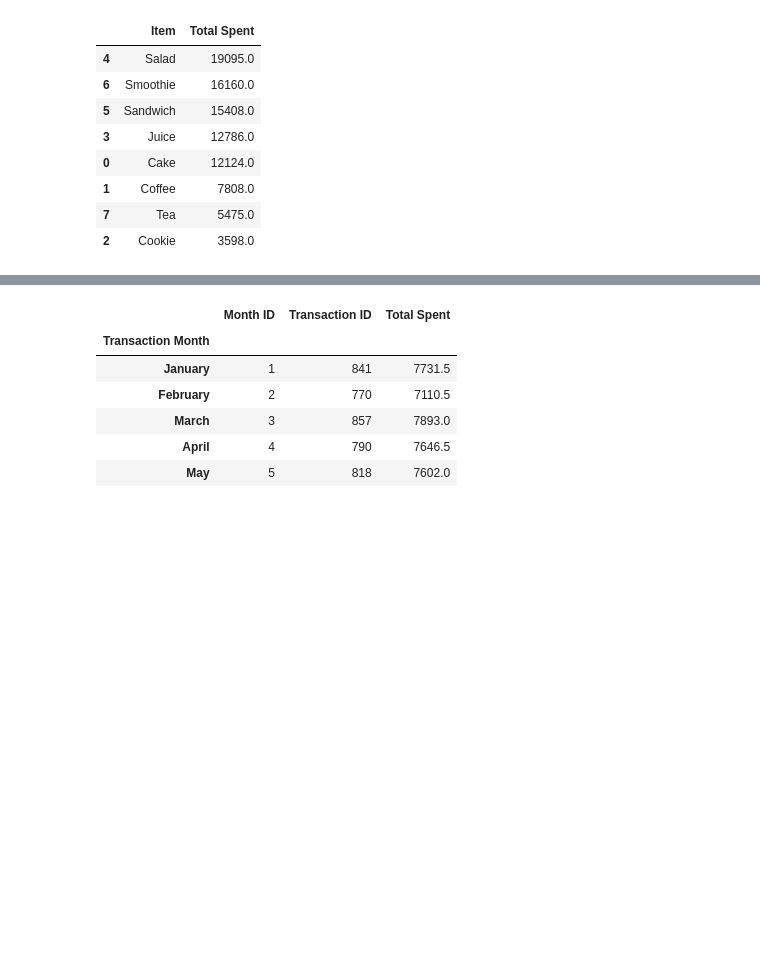
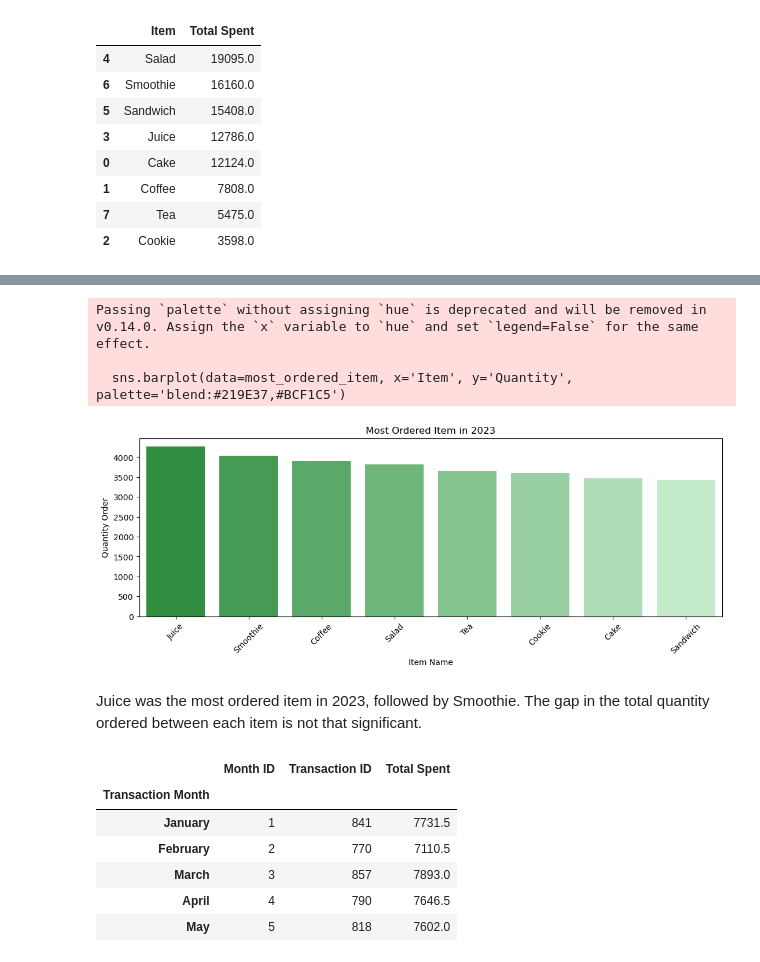
Before and after one commit to jeeenss/Data-Analysis-with-Python, a Jupyter notebook: Cafe_Sales/cafe_sales_analysis.ipynb, the cells around one changed output, grey strips where cells are left out. Saved outputs shown, nothing was run; the diff lists cells and outputs as text; code cells hidden in the pictures; blank space fills up the shorter version.

```diff
--- a/Cafe_Sales/cafe_sales_analysis.ipynb
+++ b/Cafe_Sales/cafe_sales_analysis.ipynb
@@ -1104,0 +1113,4 @@ AttributeError: Rectangle.set() got an unexpected keyword argument 'reverse'
+# %%
+most_ordered_item = df.groupby('Item')['Quantity'].sum().reset_index()
+most_ordered_item = most_ordered_item.sort_values(by='Quantity', ascending=False)
+most_ordered_item
@@ -1105,3 +1127,18 @@ AttributeError: Rectangle.set() got an unexpected keyword argument 'reverse'
+# %%
+plt.figure(figsize=(13,4))
+sns.barplot(data=most_ordered_item, x='Item', y='Quantity', palette='blend:#219E37,#BCF1C5')
+plt.title('Most Ordered Item in 2023')
+plt.xlabel('Item Name')
+plt.ylabel('Quantity Order')
+plt.xticks(rotation=45)
+plt.show()
+# %% [output]
+Passing `palette` without assigning `hue` is deprecated and will be removed in v0.14.0. Assign the `x` variable to `hue` and set `legend=False` for the same effect.
+
+  sns.barplot(data=most_ordered_item, x='Item', y='Quantity', palette='blend:#219E37,#BCF1C5')
+[figure, added]
+# %% [markdown]
+Juice was the most ordered item in 2023, followed by Smoothie. The gap in the total quantity ordered between each item is not that significant.
 # %%
 result = df.groupby(['Transaction Month','Month ID'], as_index=False).agg({'Transaction ID': 'count','Total Spent':'sum'}).sort_values(['Month ID'], ascending=True)
 result = result.set_index('Transaction Month')
```
Also changed, not shown: parts of 7 cells of this notebook.
